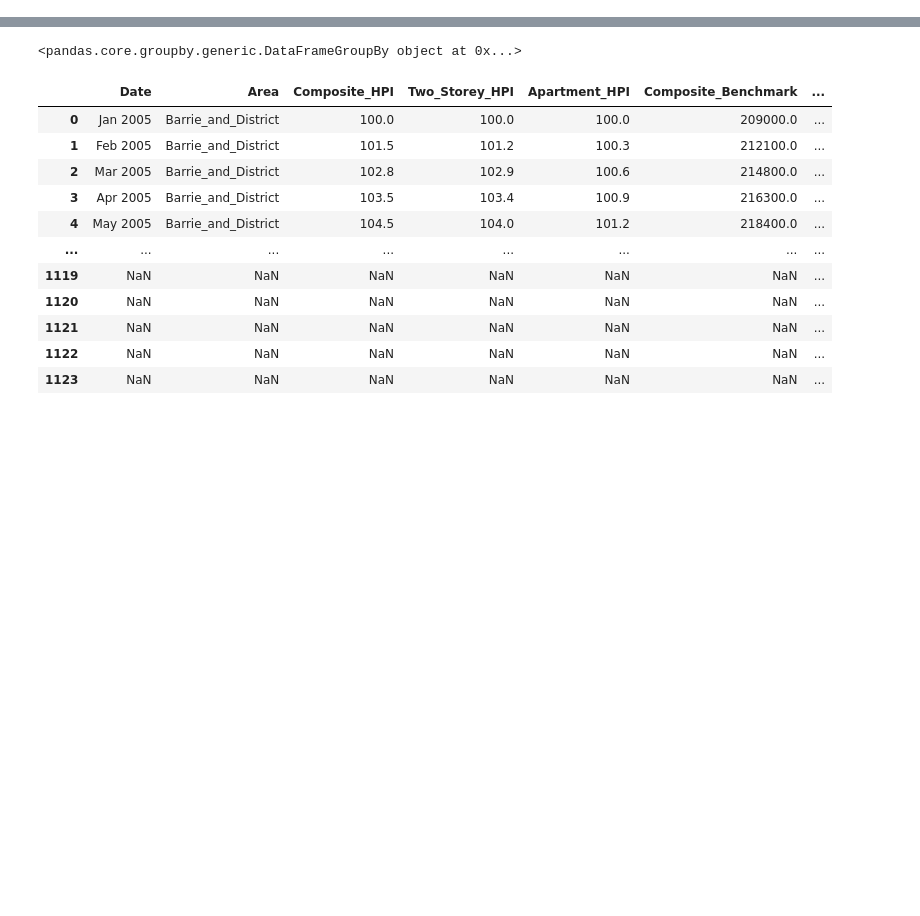
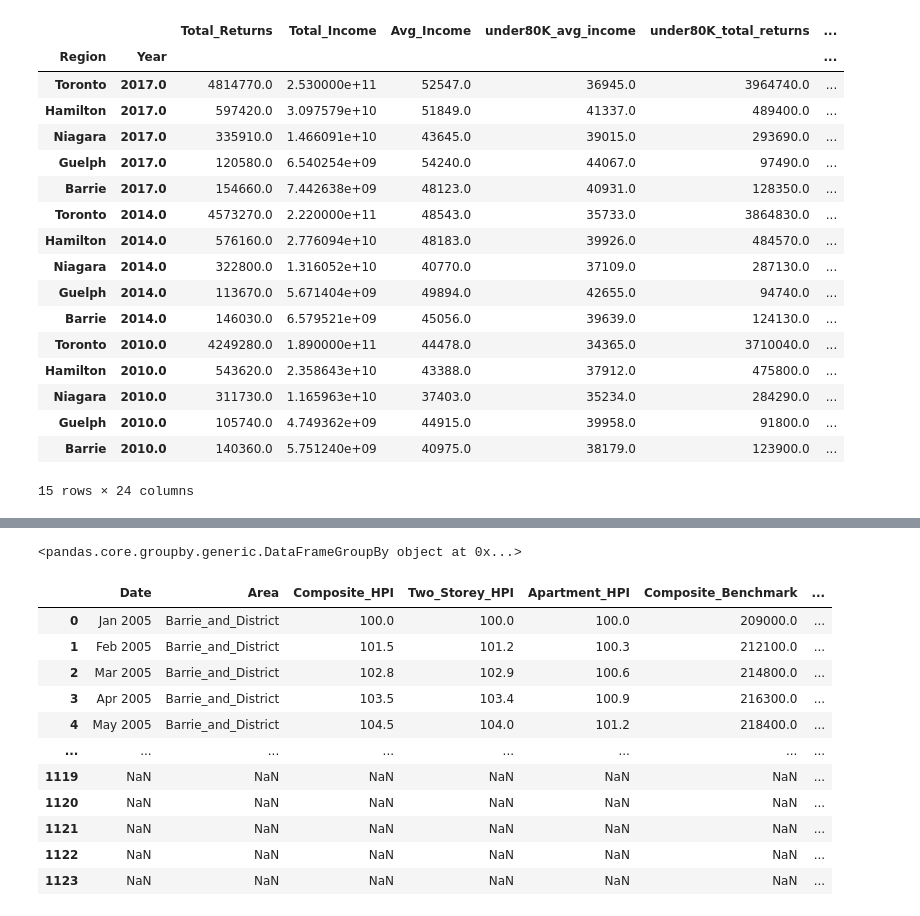
Before and after one commit to preeti0103/Project1, a Jupyter notebook: gta_housing.ipynb, the cells around one changed output, grey strips where cells are left out. Cells and saved outputs as stored; diff of their text form; code cells hidden in the pictures; blank space fills up the shorter version.

```diff
--- a/gta_housing.ipynb
+++ b/gta_housing.ipynb
@@ -33,0 +34,30 @@ income_area
+# %%
+# income_area['Avg_Income'] = (income_area['Total_Income'])/(income_area['Total_Returns'])
+income = income_area[['Total_Returns', 'Total_Income', 'Avg_Income',
+       'under80K_avg_income', 'under80K_total_returns', 'over80K_avg_income',
+       'over80K_total_returns', '10000',
+       '15000', '20000', '25000', '30000', '35000', '40000', '45000', '50000',
+       '60000', '70000', '80000', '90000', '100000', '150000', '250000',
+       '500000']].astype(float)
+# %%
+income[['Region','Year']] = income_area[['Description','Year']]
+income.set_index(['Region','Year'])
+# %% [output]
+|  |  | Total_Returns | Total_Income | Avg_Income | under80K_avg_income | under80K_total_returns | ... |
+| Region | Year |  |  |  |  |  | ... |
+| Toronto | 2017.0 | 4814770.0 | 2.530000e+11 | 52547.0 | 36945.0 | 3964740.0 | ... |
+| Hamilton | 2017.0 | 597420.0 | 3.097579e+10 | 51849.0 | 41337.0 | 489400.0 | ... |
+| Niagara | 2017.0 | 335910.0 | 1.466091e+10 | 43645.0 | 39015.0 | 293690.0 | ... |
+| Guelph | 2017.0 | 120580.0 | 6.540254e+09 | 54240.0 | 44067.0 | 97490.0 | ... |
+| Barrie | 2017.0 | 154660.0 | 7.442638e+09 | 48123.0 | 40931.0 | 128350.0 | ... |
+| Toronto | 2014.0 | 4573270.0 | 2.220000e+11 | 48543.0 | 35733.0 | 3864830.0 | ... |
+| Hamilton | 2014.0 | 576160.0 | 2.776094e+10 | 48183.0 | 39926.0 | 484570.0 | ... |
+| Niagara | 2014.0 | 322800.0 | 1.316052e+10 | 40770.0 | 37109.0 | 287130.0 | ... |
+| Guelph | 2014.0 | 113670.0 | 5.671404e+09 | 49894.0 | 42655.0 | 94740.0 | ... |
+| Barrie | 2014.0 | 146030.0 | 6.579521e+09 | 45056.0 | 39639.0 | 124130.0 | ... |
+| Toronto | 2010.0 | 4249280.0 | 1.890000e+11 | 44478.0 | 34365.0 | 3710040.0 | ... |
+| Hamilton | 2010.0 | 543620.0 | 2.358643e+10 | 43388.0 | 37912.0 | 475800.0 | ... |
+| Niagara | 2010.0 | 311730.0 | 1.165963e+10 | 37403.0 | 35234.0 | 284290.0 | ... |
+| Guelph | 2010.0 | 105740.0 | 4.749362e+09 | 44915.0 | 39958.0 | 91800.0 | ... |
+| Barrie | 2010.0 | 140360.0 | 5.751240e+09 | 40975.0 | 38179.0 | 123900.0 | ... |
+15 rows × 24 columns
```
Also changed, not shown: parts of 12 cells of this notebook, 1 other file.
